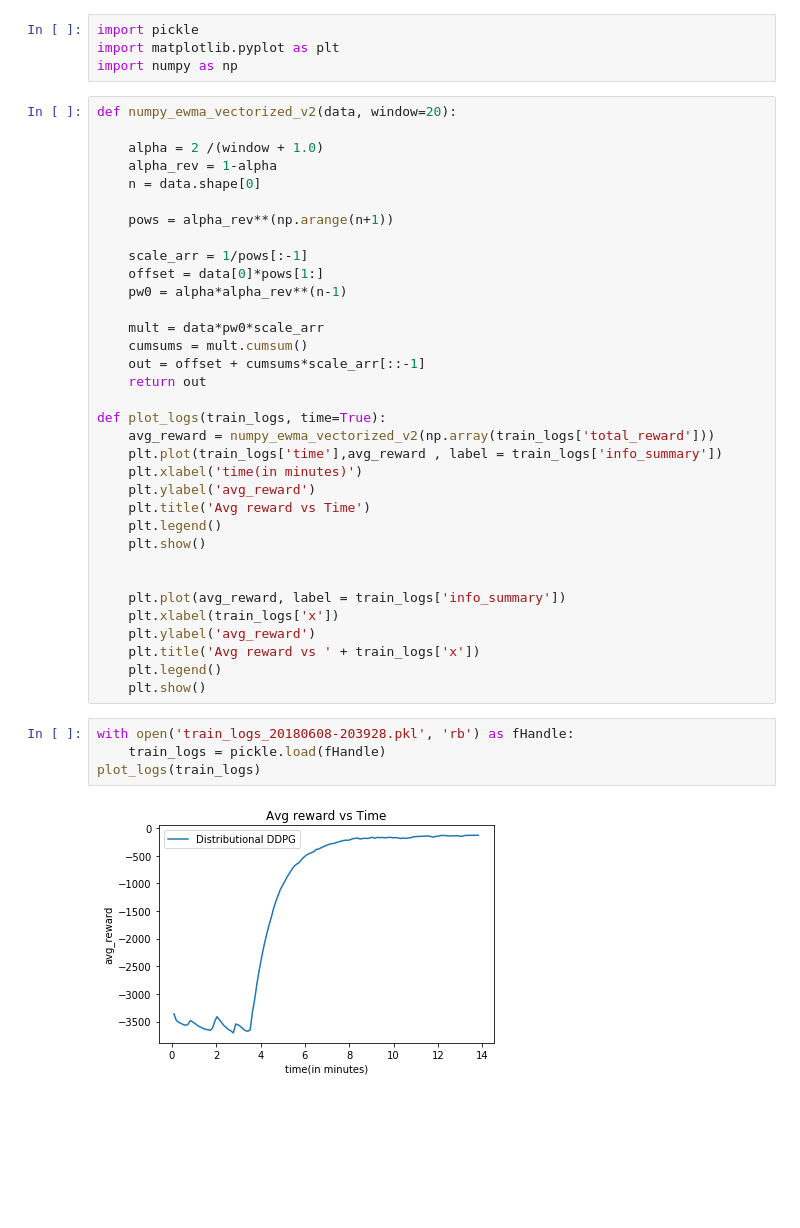
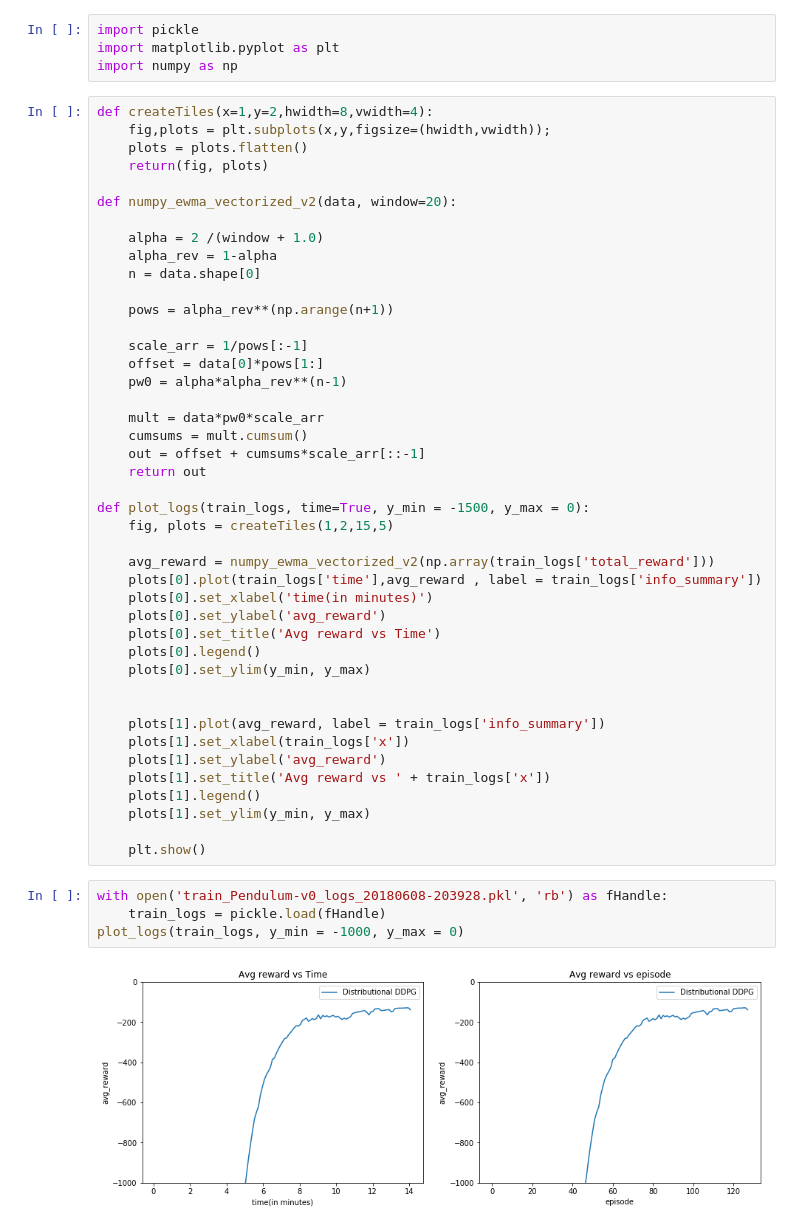
Before and after one commit to ajgupta93/d4pg-pytorch, a Jupyter notebook: plotUtil.ipynb, the cells around one changed output. Drawn from its saved outputs; the diff is of its cells as text; blank space fills up the shorter version.

Commit message:
Updated code for plotUtil

```diff
--- a/plotUtil.ipynb
+++ b/plotUtil.ipynb
@@ -3,6 +3,11 @@ import pickle
 import matplotlib.pyplot as plt
 import numpy as np
 # %%
+def createTiles(x=1,y=2,hwidth=8,vwidth=4):
+    fig,plots = plt.subplots(x,y,figsize=(hwidth,vwidth));
+    plots = plots.flatten()
+    return(fig, plots)
+
 def numpy_ewma_vectorized_v2(data, window=20):
 
     alpha = 2 /(window + 1.0)
@@ -20,25 +25,29 @@ def numpy_ewma_vectorized_v2(data, window=20):
     out = offset + cumsums*scale_arr[::-1]
     return out
 
-def plot_logs(train_logs, time=True):
+def plot_logs(train_logs, time=True, y_min = -1500, y_max = 0):
+    fig, plots = createTiles(1,2,15,5)
+
     avg_reward = numpy_ewma_vectorized_v2(np.array(train_logs['total_reward']))
-    plt.plot(train_logs['time'],avg_reward , label = train_logs['info_summary'])
-    plt.xlabel('time(in minutes)')
-    plt.ylabel('avg_reward')
-    plt.title('Avg reward vs Time')
-    plt.legend()
-    plt.show()
+    plots[0].plot(train_logs['time'],avg_reward , label = train_logs['info_summary'])
+    plots[0].set_xlabel('time(in minutes)')
+    plots[0].set_ylabel('avg_reward')
+    plots[0].set_title('Avg reward vs Time')
+    plots[0].legend()
+    plots[0].set_ylim(y_min, y_max)
 
 
-    plt.plot(avg_reward, label = train_logs['info_summary'])
-    plt.xlabel(train_logs['x'])
-    plt.ylabel('avg_reward')
-    plt.title('Avg reward vs ' + train_logs['x'])
-    plt.legend()
+    plots[1].plot(avg_reward, label = train_logs['info_summary'])
+    plots[1].set_xlabel(train_logs['x'])
+    plots[1].set_ylabel('avg_reward')
+    plots[1].set_title('Avg reward vs ' + train_logs['x'])
+    plots[1].legend()
+    plots[1].set_ylim(y_min, y_max)
+
     plt.show()
 # %%
-with open('train_logs_20180608-203928.pkl', 'rb') as fHandle:
+with open('train_Pendulum-v0_logs_20180608-203928.pkl', 'rb') as fHandle:
     train_logs = pickle.load(fHandle)
-plot_logs(train_logs)
+plot_logs(train_logs, y_min = -1000, y_max = 0)
 # %% [output]
-[figure, old version]
+[figure, new version]
```
Also changed, not shown: parts of 3 cells of this notebook.
